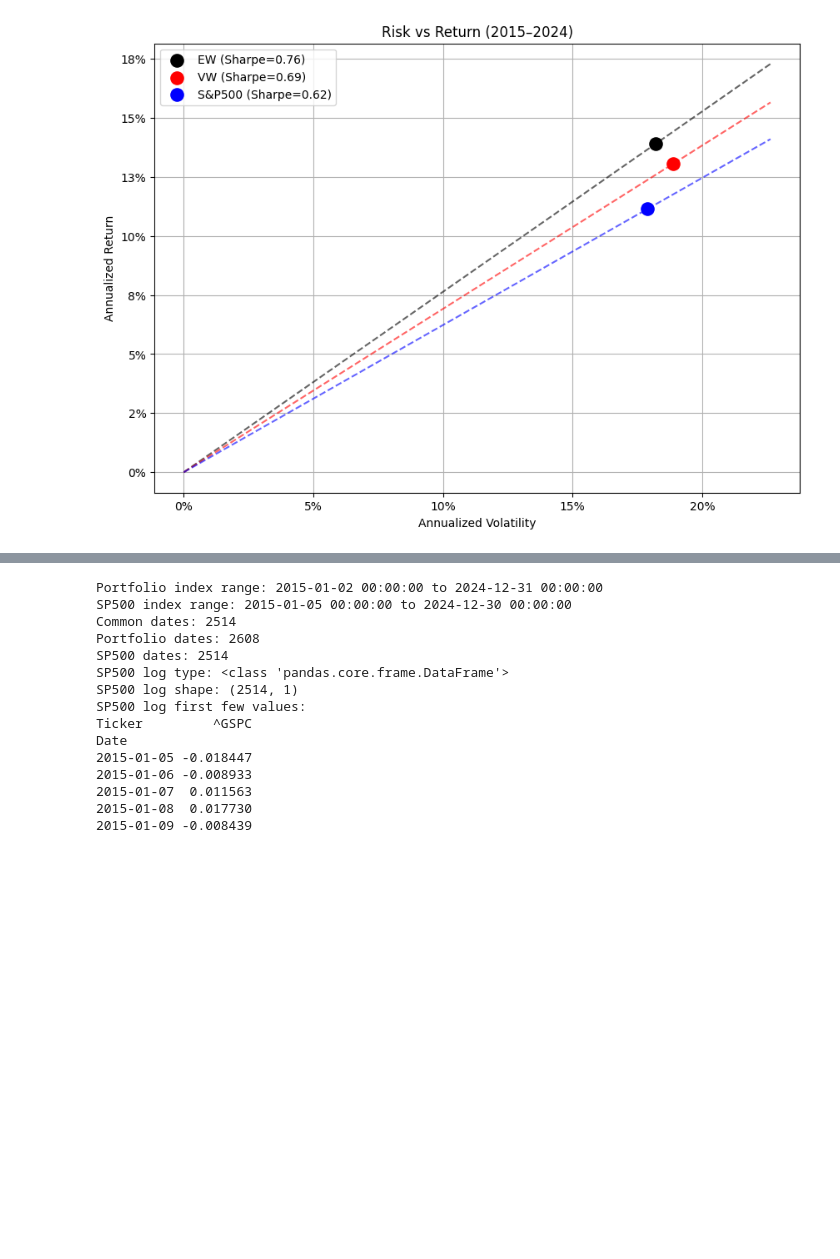
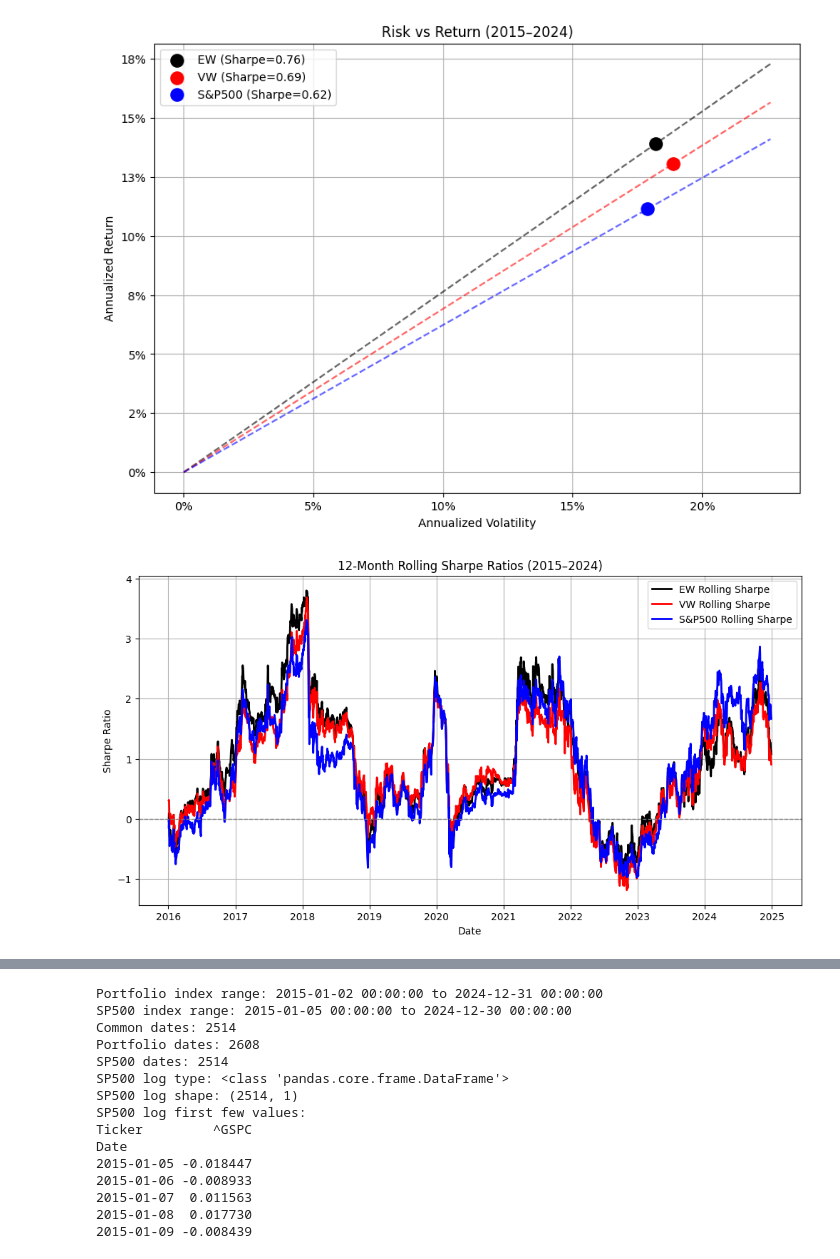
Before and after one commit to LucaFeltrin14/Quant_Proj1, a Jupyter notebook: sp500v2.ipynb, the cells around one changed output, grey strips where cells are left out. Cells and saved outputs as stored; diff of their text form; code cells hidden in the pictures; blank space fills up the shorter version.

```diff
--- a/sp500v2.ipynb
+++ b/sp500v2.ipynb
@@ -635,3 +635,42 @@ plt.gca().yaxis.set_major_formatter(plt.FuncFormatter(lambda y, _: f"{y:.0%}"))
 plt.show()
 # %% [output]
 [figure]
+# %%
+import matplotlib.pyplot as plt
+
+# --- Prepare series ---
+ew_log = df_returns["EW_Portfolio_Log"].dropna()
+vw_log = df_returns["VW_Portfolio_Log"].dropna()
+spx_log = sp500_log.dropna()
+
+# Align all to common dates
+common_idx = ew_log.index.intersection(vw_log.index).intersection(spx_log.index)
+ew_log, vw_log, spx_log = ew_log.loc[common_idx], vw_log.loc[common_idx], spx_log.loc[common_idx]
+
+# --- Rolling Sharpe function ---
+def rolling_sharpe(series, window=252):
+    mean = series.rolling(window).mean() * trading_days
+    vol = series.rolling(window).std() * np.sqrt(trading_days)
+    sharpe = mean / vol
+    return sharpe
+
+# --- Compute 12M rolling Sharpe ---
+ew_roll_sharpe = rolling_sharpe(ew_log, 252)
+vw_roll_sharpe = rolling_sharpe(vw_log, 252)
+spx_roll_sharpe = rolling_sharpe(spx_log, 252)
+
+# --- Plot ---
+plt.figure(figsize=(12,6))
+plt.plot(ew_roll_sharpe.index, ew_roll_sharpe, label="EW Rolling Sharpe", color="black", linewidth=2)
+plt.plot(vw_roll_sharpe.index, vw_roll_sharpe, label="VW Rolling Sharpe", color="red", linewidth=2)
+plt.plot(spx_roll_sharpe.index, spx_roll_sharpe, label="S&P500 Rolling Sharpe", color="blue", linewidth=2)
+
+plt.title("12-Month Rolling Sharpe Ratios (2015–2024)")
+plt.xlabel("Date")
+plt.ylabel("Sharpe Ratio")
+plt.axhline(0, color="gray", linestyle="--", linewidth=1)
+plt.legend()
+plt.grid(True)
+plt.show()
+# %% [output]
+[figure, added]
```
Also changed, not shown: parts of 2 cells of this notebook.
